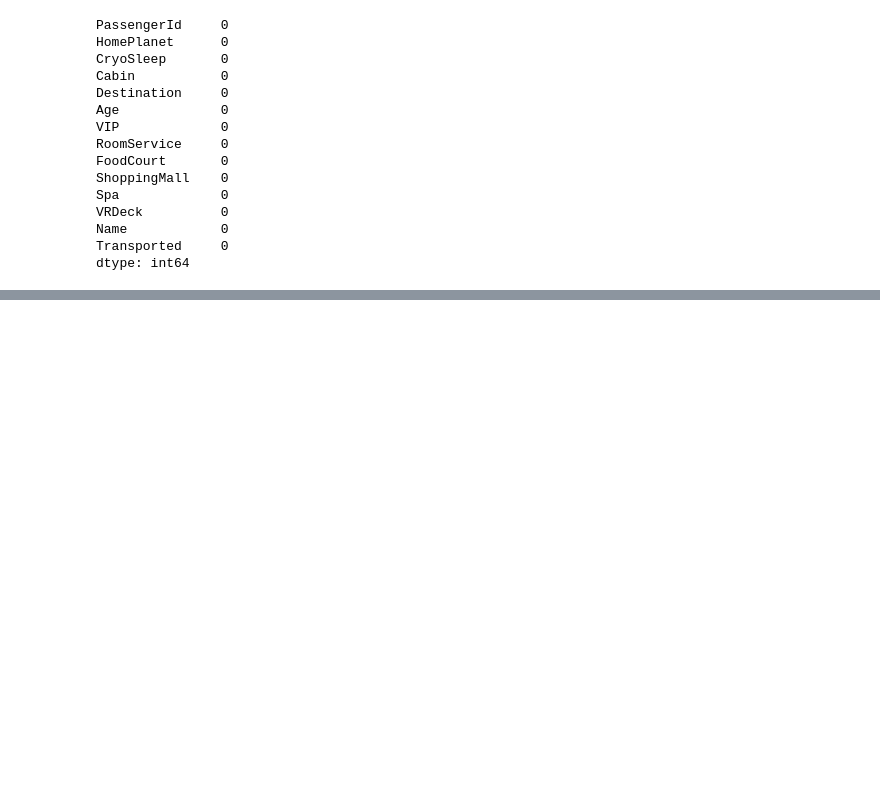
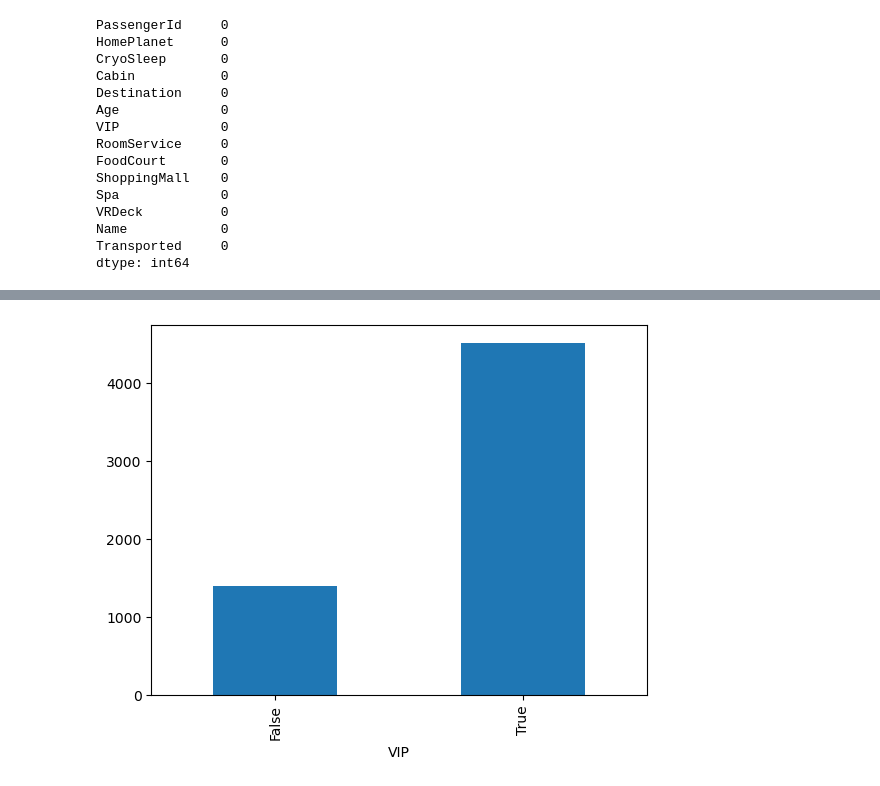
Before and after one commit to Arjit-Prakher/Spaceship-Titanic, a Jupyter notebook: Spaceship-Titanic.ipynb, the cells around one changed output, grey strips where cells are left out. Cells and saved outputs as stored; diff of their text form; code cells hidden in the pictures; blank space fills up the shorter version.

```diff
--- a/Spaceship-Titanic.ipynb
+++ b/Spaceship-Titanic.ipynb
@@ -235,0 +271,5 @@ dtype: int64
+# %%
+data_frame.groupby('VIP').mean(numeric_only=True)['LeasureBill'].plot.bar()
+plt.show()
+# %% [output]
+[figure, added]
```
Also changed, not shown: parts of 17 cells of this notebook.
